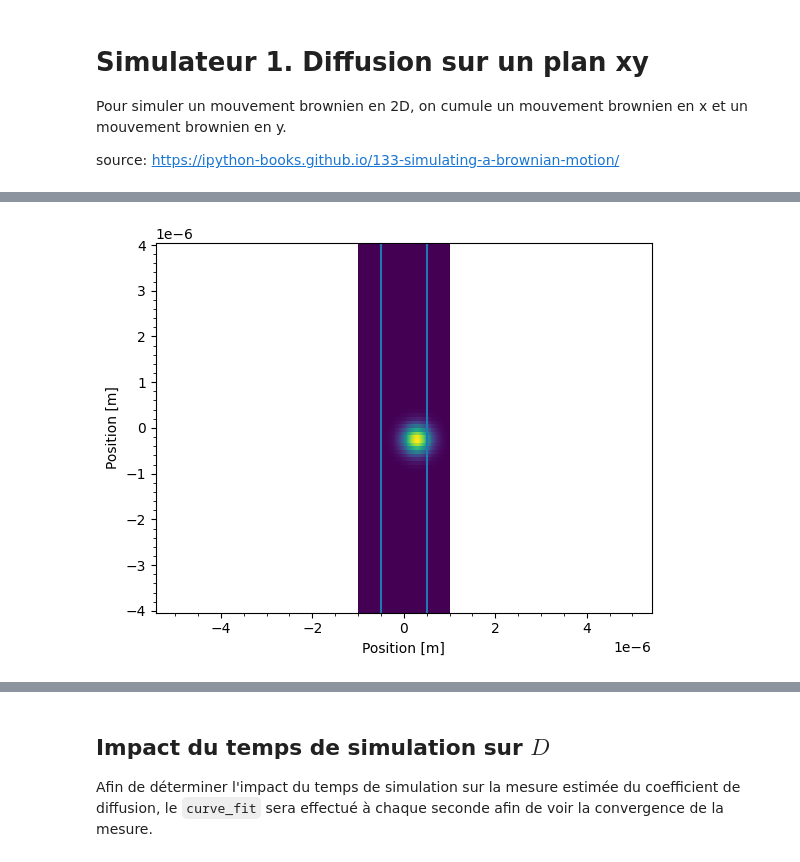
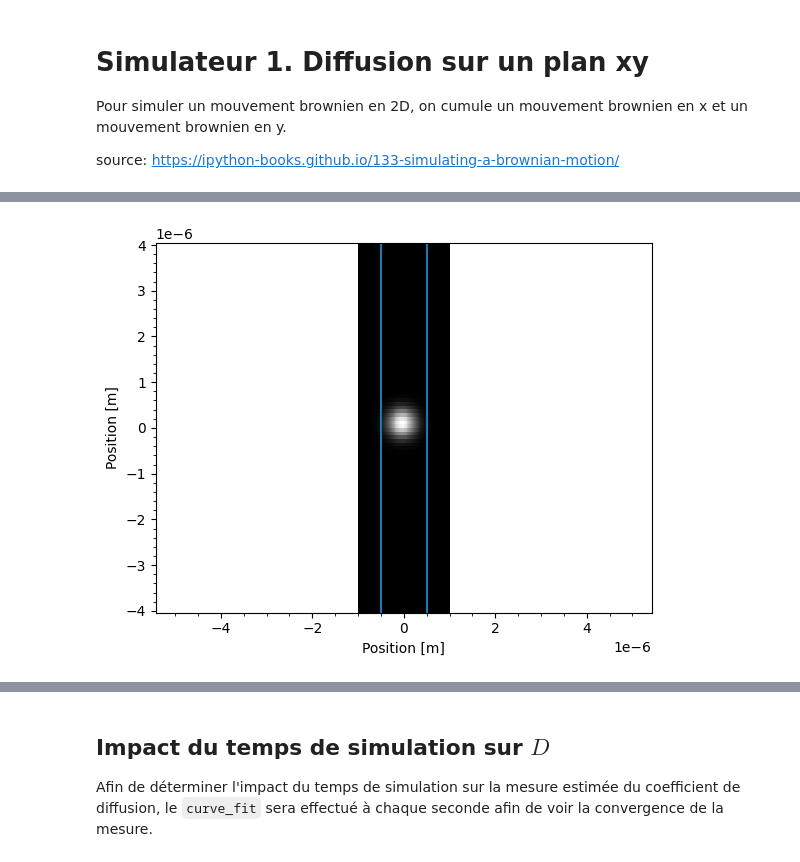
Before and after one commit to AntoineDaigle/dev_ads, a Jupyter notebook: TP2.ipynb, the cells around one changed output, grey strips where cells are left out. Saved outputs shown, nothing was run; the diff lists cells and outputs as text; code cells hidden in the pictures.

Commit message:
try to add noises, i failed

```diff
--- a/TP2.ipynb
+++ b/TP2.ipynb
@@ -241,39 +238,40 @@ size = 100
 x,y = Simulation.data
 
 x_grid, y_grid = np.meshgrid(
     np.linspace(-limit, limit, size),
     np.linspace(-4*limit, 4*limit, size))
 
 
 def gaussian(x0, y0, x_grid, y_grid, sigma):
     return (1/(2*np.pi*sigma**2) * np.exp(-((x_grid-x0)**2/(2*sigma**2)
      + (y_grid-y0)**2/(2*sigma**2))))
 
 
 fig, ax = plt.subplots()
 ax.pcolormesh(x_grid, y_grid, gaussian(x[0], y[0],
-                                       x_grid, y_grid, 208e-9))
-# position =
+                                       x_grid, y_grid, 208e-9), cmap="gray")
 ax.minorticks_on()
 ax.axvline(limit/2)
 ax.axvline(limit/-2)
 ax.axis("equal")
 ax.set(ylabel=r"Position [m]",
        xlabel=r"Position [m]")#,
     #    ylim=[-5*limit, 5*limit],
     #    xlim=[-1.5* limit, 1.5*limit])
 plt.show()
 
 def update(frame):
-    ax.pcolormesh(x_grid, y_grid, gaussian(x[frame], y[frame],
-                                           x_grid, y_grid, 208e-9))
-    # return position
+    data = gaussian(x[frame], y[frame], x_grid, y_grid, 208e-9)
+    background_noise = np.random.normal(1, 5000, data.shape)
+    poisson_noise = np.random.poisson(10000, data.shape)
+    ax.pcolormesh(x_grid, y_grid, (data + poisson_noise + background_noise), cmap="gray")
+
 
 ani = animation.FuncAnimation(fig=fig, func=update, interval=10)
 ani.save("test.gif", writer="pillow")
 # plt.show()
 # %% [output]
-[figure, old version]
+[figure, new version]
 # %%
 # Code for single point animation
 
```
Also changed, not shown: parts of 5 cells of this notebook, 1 other file.
